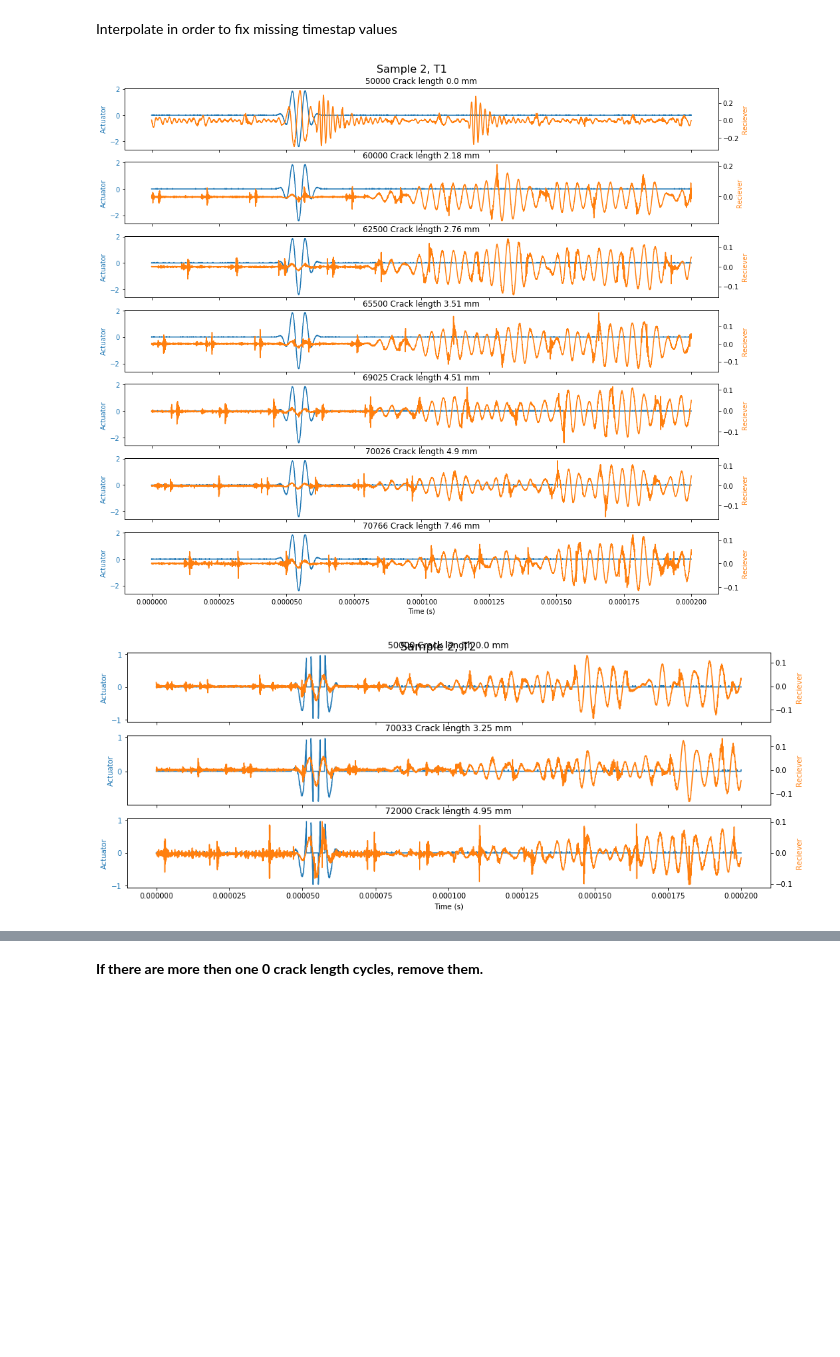
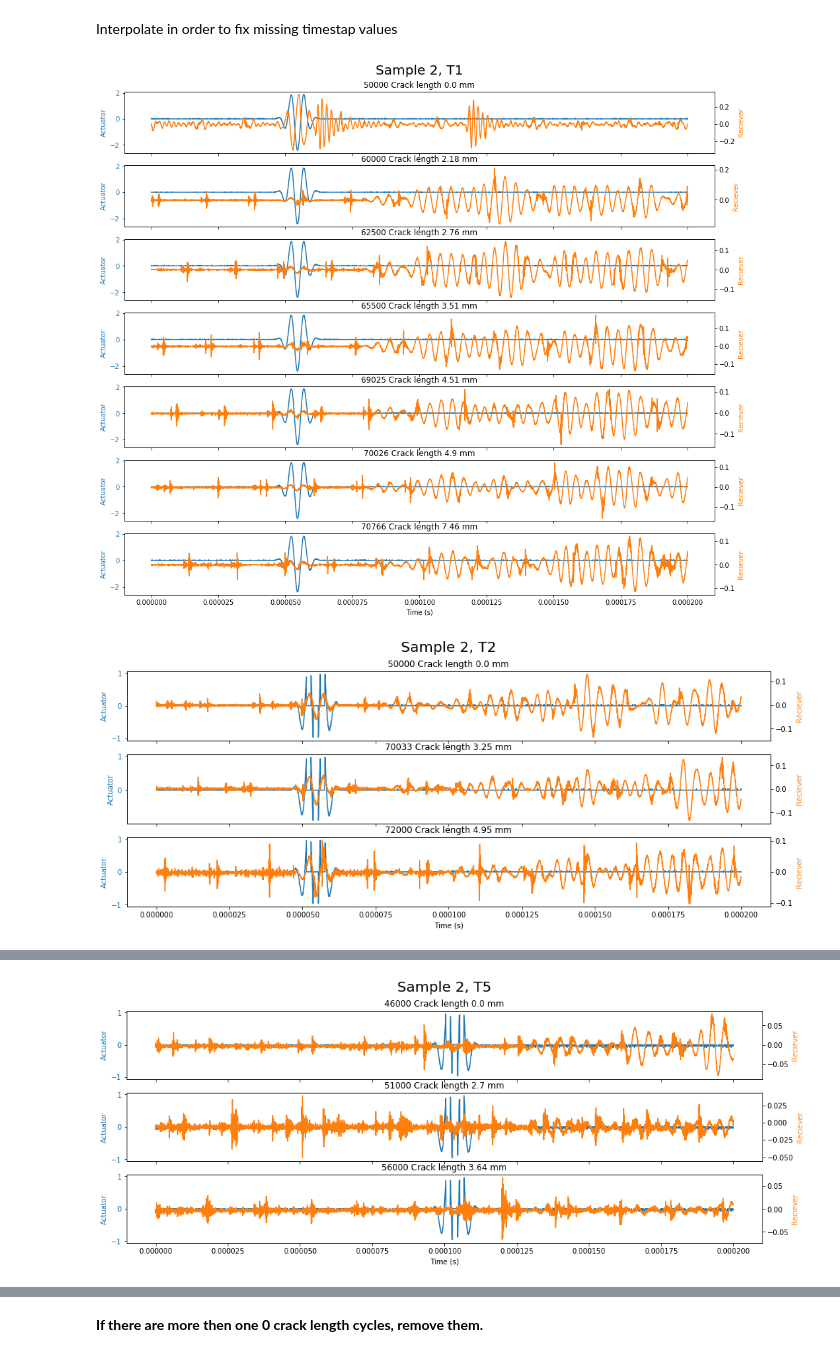
Before and after one commit to nikolaikk/Challenge, a Jupyter notebook: phm_challenge.ipynb, the cells around one changed output, grey strips where cells are left out. Cells and saved outputs as stored; diff of their text form; code cells hidden in the pictures; blank space fills up the shorter version.

Commit message:
Plot function has been changed

```diff
--- a/phm_challenge.ipynb
+++ b/phm_challenge.ipynb
@@ -131,7 +131,8 @@ def plot_T0(data, T,sample = 0):
         ax2.plot(val[sample].iloc[:,0],val[sample].iloc[:,2], color=color)
         ax[i].title.set_text(f'{key} Crack length {float(np.unique(val[0].iloc[:,-1]))} mm')
 
-    fig.suptitle(f'Sample {sample+1}, {T}', fontsize=16, size=16, y =0.915)
+    plt.text(0.5, 1.28, f'Sample {sample+1}, {T}', horizontalalignment='center', fontsize=20,
+         transform = ax[0].transAxes)
 
 
     [plt.setp(ax[i].get_xticklabels(), visible=False) for i in range(len(data)-1)]
@@ -156,32 +157,32 @@ def plot_T(data, sample = 0, size = None):
         fig.append_trace(trace, i+1, 1)
 
     t = len_
     for i in range(t*2):
         if i%2==1:
             t+=1
             fig['data'][i].update(yaxis=f'y{t}')
 
 
     fig['layout'].update(autosize=False, width=size[0], height=size[1], showlegend=False, hovermode='x')
 
 
     for i in range(len_):
         fig['layout'][f'yaxis{i+1}'].update(showgrid=False, title='Actuator', color = 'blue')
         fig['layout'][f'yaxis{i+len_+1}'] = dict(overlaying=f'y{i+1}', anchor=f'x{i+1}',
                                                    side='right', showgrid=False, title='Reciever', color = 'red')
         fig['layout']['annotations'][i]["text"] = f'Number of cycles {list(data.keys())[i]}'
 
     return py.iplot(fig, filename='simple-subplot-with-annotations', template='ggplot')
 
 
 T = "T1"
 plot_T = plot_T0
 # plot_T(data_dic[T])
 # plot_T(data_dic[T], T, sample = 1)
 
 
 for key in data_dic.keys():
     plot_T(data_dic[key], key, sample = 1)
 # %% [output]
-[figure, old version]
+[figure, new version]
-[figure, old version]
+[figure, new version]
@@ -188,0 +191 @@ for key in data_dic.keys():
+[figure, added]
```
Also changed, not shown: parts of 1 cell of this notebook.
